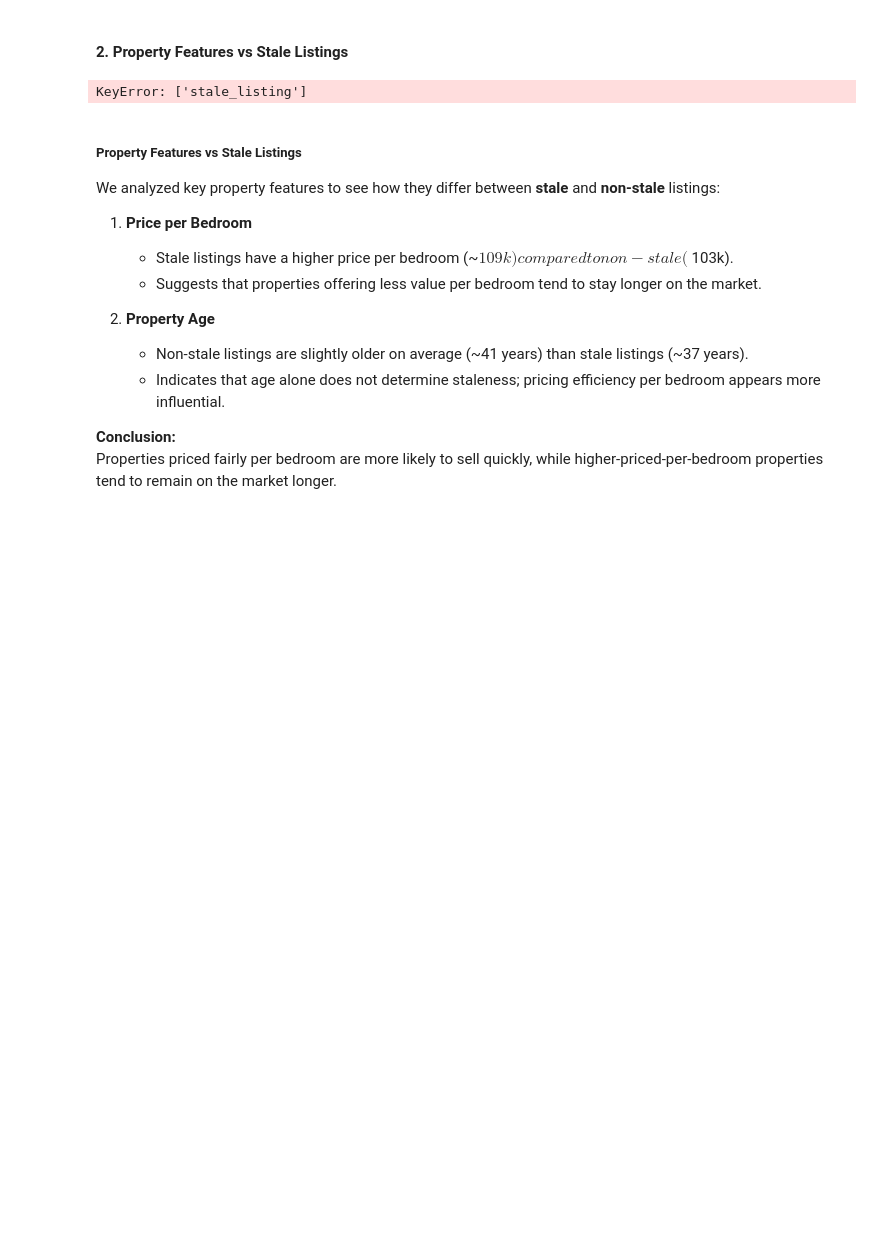
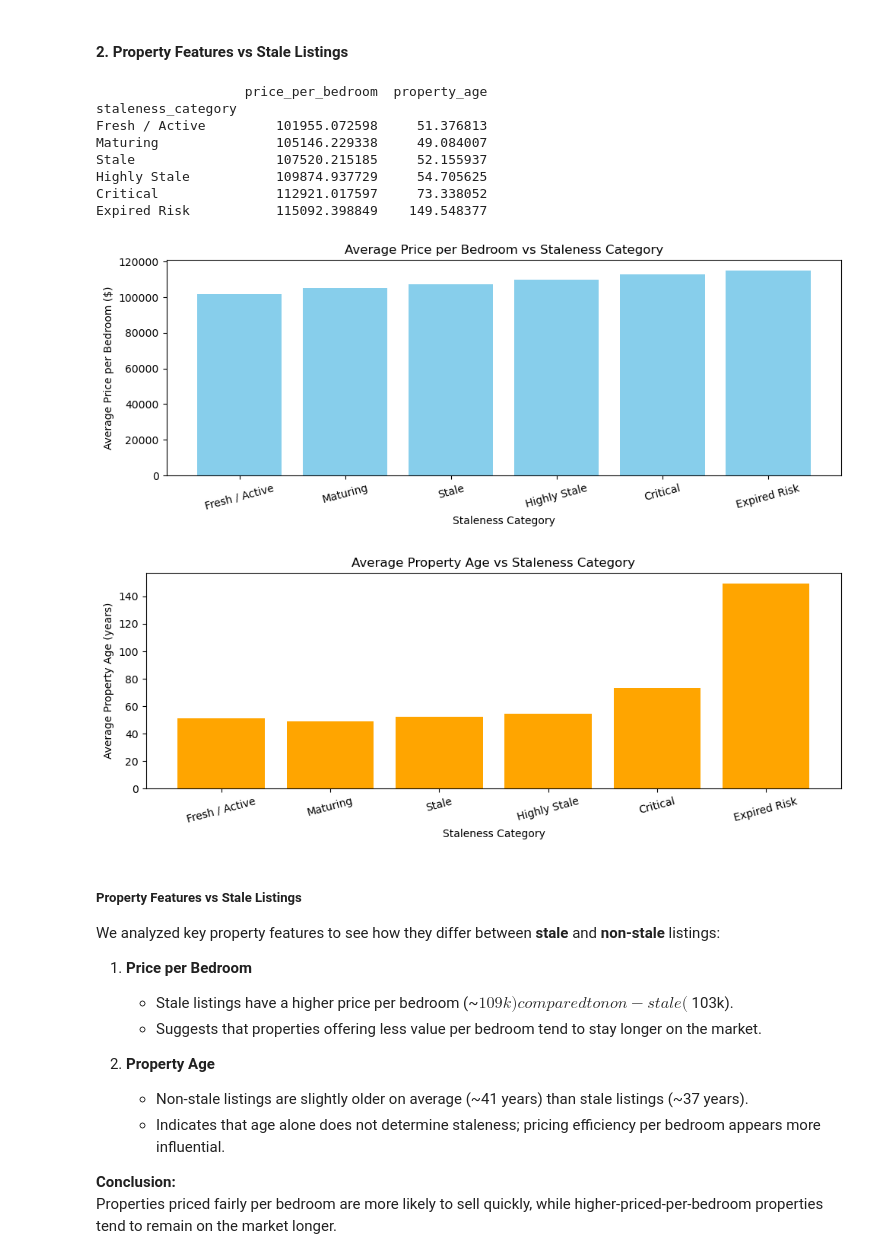
Before and after one commit to AdeoyeSA/Capstone_Group1, a Jupyter notebook: Data Exploration and Cleaning.ipynb, the cells around one changed output. Saved outputs shown, nothing was run; the diff lists cells and outputs as text; code cells hidden in the pictures; blank space fills up the shorter version.

```diff
--- a/Data Exploration and Cleaning.ipynb
+++ b/Data Exploration and Cleaning.ipynb
@@ -810,44 +831,58 @@ else:
 
 # -----------------------------
 # Property Age
 # -----------------------------
 if 'yr_built' in df.columns:
     df['property_age'] = 2025 - df['yr_built']
 else:
     print("Year built column not found")
 
 # -----------------------------
 # Clean the data
 # -----------------------------
 df = df.replace([float('inf'), -float('inf')], pd.NA)
-df = df.dropna(subset=['stale_listing', 'price_per_bedroom', 'property_age'])
+df['staleness_category'] = df_sold['staleness_category']  # carry over from Cell 24
+df = df.dropna(subset=['price_per_sqft', 'expectation_gap', 'community_median_price', 'staleness_category'])
 
 # -----------------------------
 # Group by Stale Listing
 # -----------------------------
-result = df.groupby('stale_listing')[['price_per_bedroom', 'property_age']].mean()
+result = df.groupby('staleness_category', observed=True)[['price_per_bedroom', 'property_age']].mean()
 
 print(result)
 
 import matplotlib.pyplot as plt
 
 # Price per Bedroom
-plt.figure(figsize=(6,4))
-plt.bar(result.index.astype(str), result['price_per_bedroom'], color='skyblue')
-plt.xlabel("Stale Listing (0 = Non-Stale, 1 = Stale)")
+plt.figure(figsize=(10, 4))
+plt.bar(result.index, result['price_per_bedroom'], color='skyblue')
+plt.xlabel("Staleness Category")
 plt.ylabel("Average Price per Bedroom ($)")
-plt.title("Average Price per Bedroom vs Stale Listings")
+plt.title("Average Price per Bedroom vs Staleness Category")
+plt.xticks(rotation=15)
+plt.tight_layout()
 plt.show()
 
 # Property Age
-plt.figure(figsize=(6,4))
-plt.bar(result.index.astype(str), result['property_age'], color='orange')
-plt.xlabel("Stale Listing (0 = Non-Stale, 1 = Stale)")
+plt.figure(figsize=(10, 4))
+plt.bar(result.index, result['property_age'], color='orange')
+plt.xlabel("Staleness Category")
 plt.ylabel("Average Property Age (years)")
-plt.title("Average Property Age vs Stale Listings")
+plt.title("Average Property Age vs Staleness Category")
+plt.xticks(rotation=15)
+plt.tight_layout()
 plt.show()
 # %% [output]
-KeyError: ['stale_listing']
+                   price_per_bedroom  property_age
+staleness_category
+Fresh / Active         101955.072598     51.376813
+Maturing               105146.229338     49.084007
+Stale                  107520.215185     52.155937
+Highly Stale           109874.937729     54.705625
+Critical               112921.017597     73.338052
+Expired Risk           115092.398849    149.548377
+[figure, added]
+[figure, added]
 # %% [markdown]
 ##### Property Features vs Stale Listings
 
```
Also changed, not shown: parts of 3 cells of this notebook.
